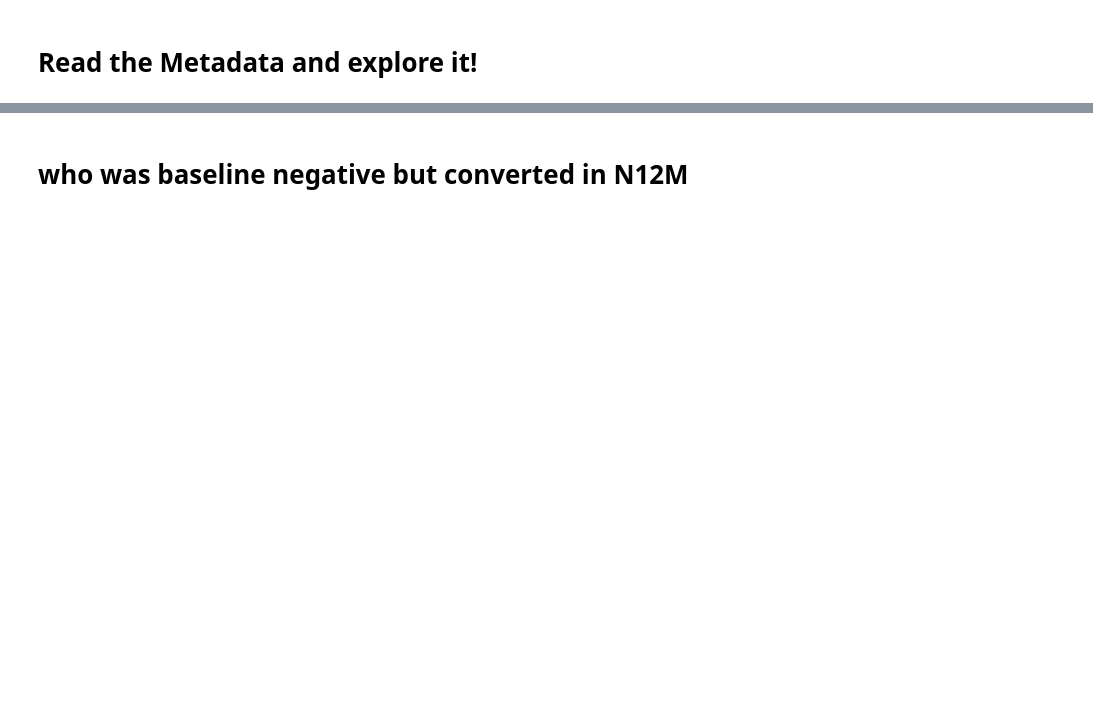
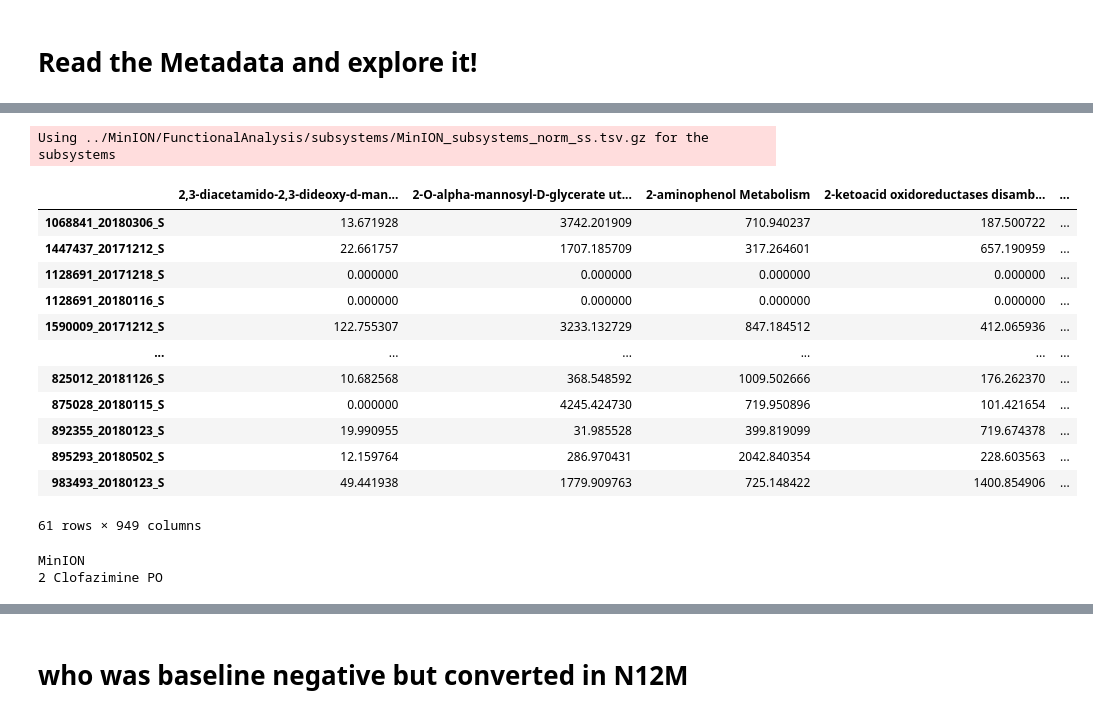
Before and after one commit to linsalrob/CF_Data_Analysis, a Jupyter notebook: Jupyter/Metadata.ipynb, the cells around one changed output, grey strips where cells are left out. Drawn from its saved outputs; the diff is of its cells as text; code cells hidden in the pictures; blank space fills up the shorter version.

```diff
--- a/Jupyter/Metadata.ipynb
+++ b/Jupyter/Metadata.ipynb
@@ -30,4 +68,32 @@ FileNotFoundError: Error: Subsystems file: ../MGI/FunctionalAnalysis/subsystems/
+# %%
+sequence_type = "minion"
+datadir = '..'
+sslevel = 'subsystems_norm_ss.tsv.gz'
+taxa = "family"
+
+df, metadata = cf_analysis_lib.read_the_data(sequence_type, datadir, sslevel='subsystems_norm_ss.tsv.gz', taxa="family")
+# %% [output]
+Using ../MinION/FunctionalAnalysis/subsystems/MinION_subsystems_norm_ss.tsv.gz for the subsystems
+# %%
+df
+# %% [output]
+|  | 2,3-diacetamido-2,3-dideoxy-d-man... | 2-O-alpha-mannosyl-D-glycerate ut... | 2-aminophenol Metabolism | 2-ketoacid oxidoreductases disamb... | ... |
+| 1068841_20180306_S | 13.671928 | 3742.201909 | 710.940237 | 187.500722 | ... |
+| 1447437_20171212_S | 22.661757 | 1707.185709 | 317.264601 | 657.190959 | ... |
+| 1128691_20171218_S | 0.000000 | 0.000000 | 0.000000 | 0.000000 | ... |
+| 1128691_20180116_S | 0.000000 | 0.000000 | 0.000000 | 0.000000 | ... |
+| 1590009_20171212_S | 122.755307 | 3233.132729 | 847.184512 | 412.065936 | ... |
+| ... | ... | ... | ... | ... | ... |
+| 825012_20181126_S | 10.682568 | 368.548592 | 1009.502666 | 176.262370 | ... |
+| 875028_20180115_S | 0.000000 | 4245.424730 | 719.950896 | 101.421654 | ... |
+| 892355_20180123_S | 19.990955 | 31.985528 | 399.819099 | 719.674378 | ... |
+| 895293_20180502_S | 12.159764 | 286.970431 | 2042.840354 | 228.603563 | ... |
+| 983493_20180123_S | 49.441938 | 1779.909763 | 725.148422 | 1400.854906 | ... |
+61 rows × 949 columns
 # %%
 for c in metadata.columns:
-    if 'pseudo' in c.lower():
+    if 'min' in c.lower():
         print(c)
+# %% [output]
+MinION
+2 Clofazimine PO
```
Also changed, not shown: parts of 14 cells of this notebook, 2 other files.
